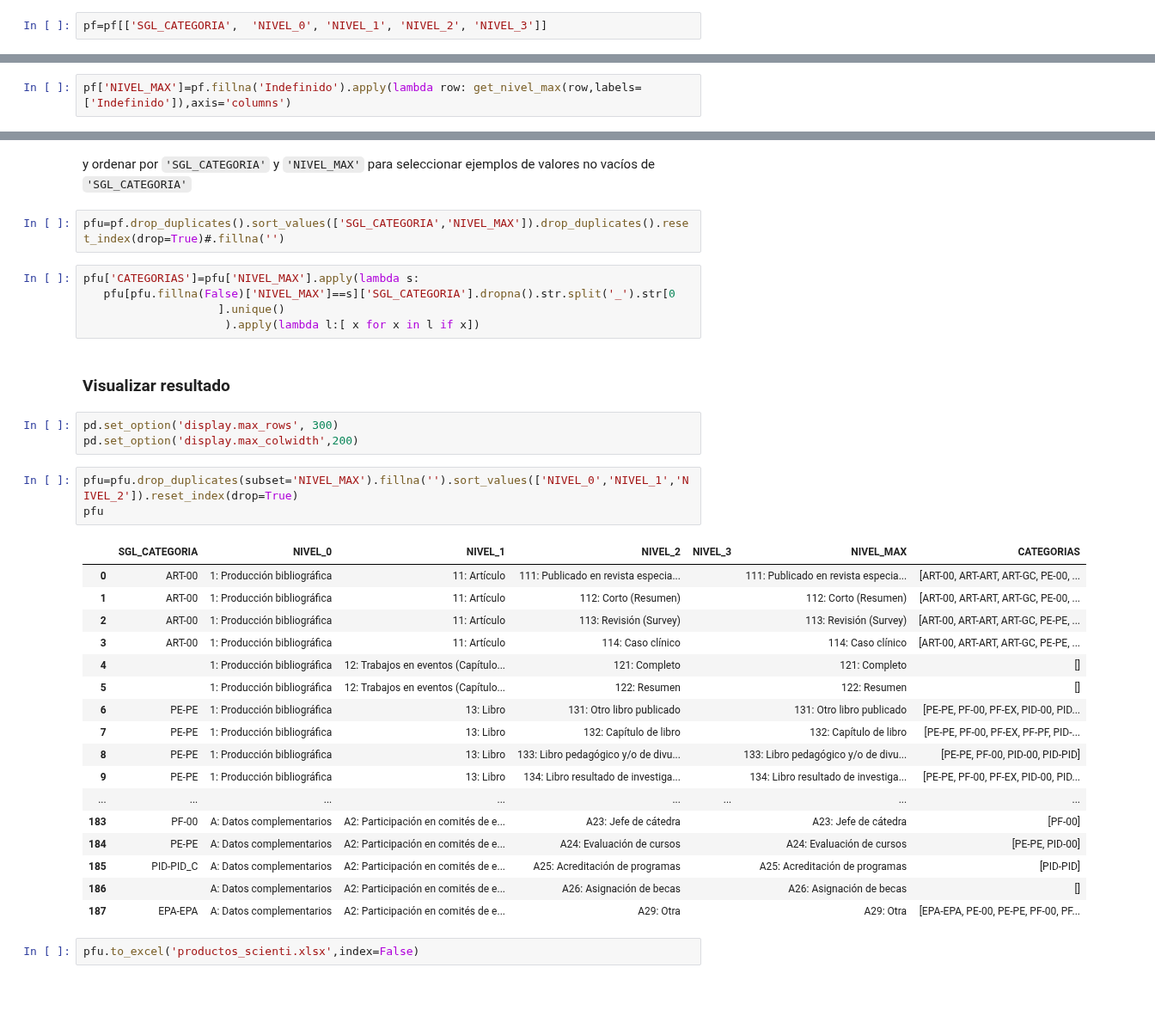
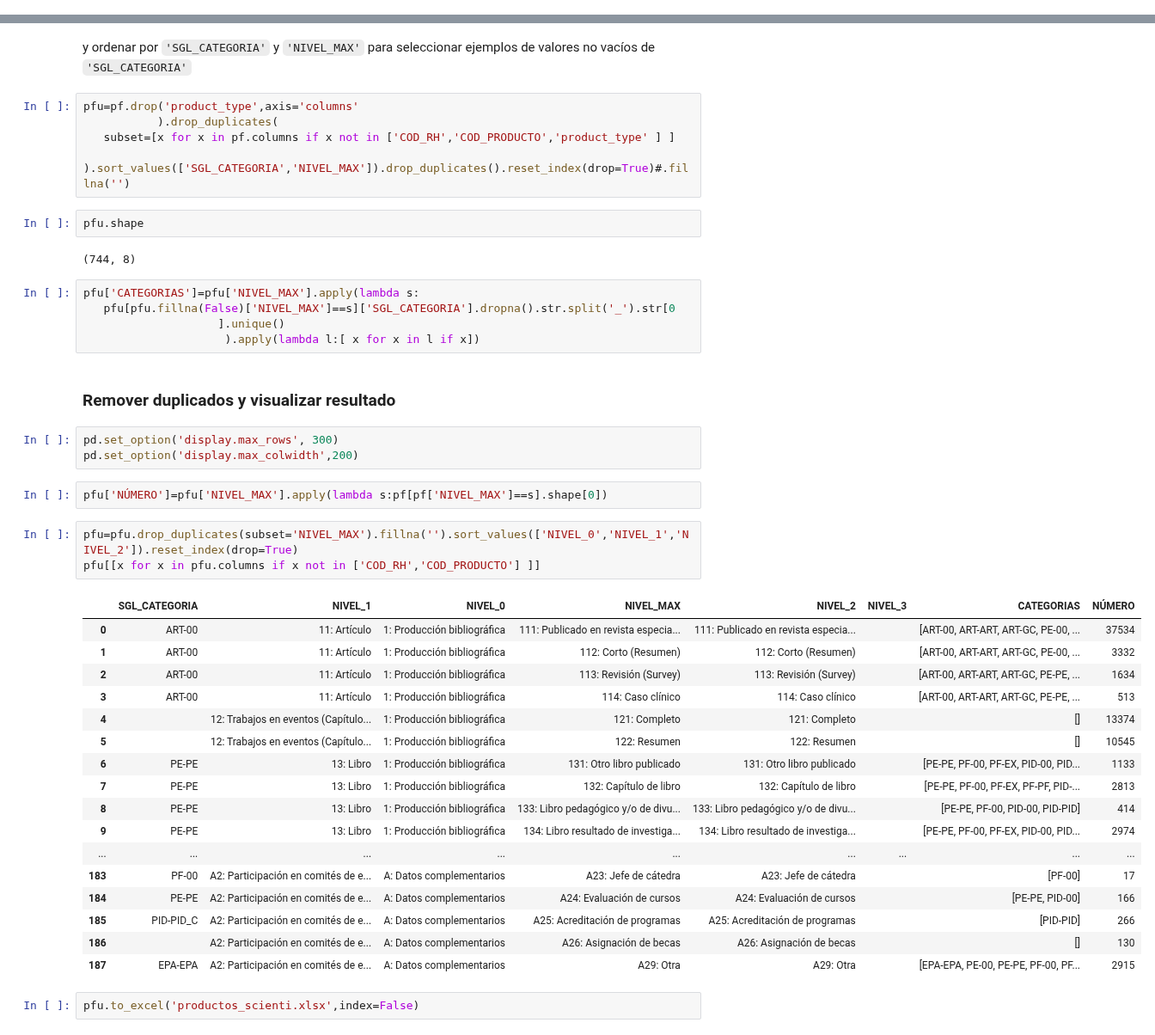
Before and after one commit to colav-playground/scienti, a Jupyter notebook: product_type.ipynb, the cells around one changed output, grey strips where cells are left out. Shown at 86% size. Drawn from its saved outputs; the diff is of its cells as text; blank space fills up the shorter version.

```diff
--- a/product_type.ipynb
+++ b/product_type.ipynb
@@ -63,2 +61,0 @@ pf=pd.DataFrame(ll)
-# %%
-pf=pf[['SGL_CATEGORIA',  'NIVEL_0', 'NIVEL_1', 'NIVEL_2', 'NIVEL_3']]
@@ -78,5 +62,3 @@ pf.shape
-# %%
-pf['NIVEL_MAX']=pf.fillna('Indefinido').apply(lambda row: get_nivel_max(row,labels=['Indefinido']),axis='columns')
 # %% [markdown]
 ### Contar niveles
 # %%
@@ -108,37 +90,46 @@ len(pf['SGL_CATEGORIA'].unique())
 # %% [markdown]
 y ordenar por `'SGL_CATEGORIA'` y `'NIVEL_MAX'` para seleccionar ejemplos de valores no vacíos de `'SGL_CATEGORIA'`
 # %%
-pfu=pf.drop_duplicates().sort_values(['SGL_CATEGORIA','NIVEL_MAX']).drop_duplicates().reset_index(drop=True)#.fillna('')
+pfu=pf.drop('product_type',axis='columns'
+           ).drop_duplicates(
+   subset=[x for x in pf.columns if x not in ['COD_RH','COD_PRODUCTO','product_type' ] ]
+    ).sort_values(['SGL_CATEGORIA','NIVEL_MAX']).drop_duplicates().reset_index(drop=True)#.fillna('')
+# %%
+pfu.shape
+# %% [output]
+(744, 8)
 # %%
 pfu['CATEGORIAS']=pfu['NIVEL_MAX'].apply(lambda s:
    pfu[pfu.fillna(False)['NIVEL_MAX']==s]['SGL_CATEGORIA'].dropna().str.split('_').str[0
                     ].unique()
                      ).apply(lambda l:[ x for x in l if x])
 # %% [markdown]
-### Visualizar resultado
+### Remover duplicados y visualizar resultado
 # %%
 pd.set_option('display.max_rows', 300)
 pd.set_option('display.max_colwidth',200)
+# %%
+pfu['NÚMERO']=pfu['NIVEL_MAX'].apply(lambda s:pf[pf['NIVEL_MAX']==s].shape[0])
 # %%
 pfu=pfu.drop_duplicates(subset='NIVEL_MAX').fillna('').sort_values(['NIVEL_0','NIVEL_1','NIVEL_2']).reset_index(drop=True)
-pfu
+pfu[[x for x in pfu.columns if x not in ['COD_RH','COD_PRODUCTO'] ]]
 # %% [output]
-|  | SGL_CATEGORIA | NIVEL_0 | NIVEL_1 | NIVEL_2 | NIVEL_3 | NIVEL_MAX | CATEGORIAS |
-| 0 | ART-00 | 1: Producción bibliográfica | 11: Artículo | 111: Publicado en revista especia... |  | 111: Publicado en revista especia... | [ART-00, ART-ART, ART-GC, PE-00, ... |
-| 1 | ART-00 | 1: Producción bibliográfica | 11: Artículo | 112: Corto (Resumen) |  | 112: Corto (Resumen) | [ART-00, ART-ART, ART-GC, PE-00, ... |
-| 2 | ART-00 | 1: Producción bibliográfica | 11: Artículo | 113: Revisión (Survey) |  | 113: Revisión (Survey) | [ART-00, ART-ART, ART-GC, PE-PE, ... |
-| 3 | ART-00 | 1: Producción bibliográfica | 11: Artículo | 114: Caso clínico |  | 114: Caso clínico | [ART-00, ART-ART, ART-GC, PE-PE, ... |
-| 4 |  | 1: Producción bibliográfica | 12: Trabajos en eventos (Capítulo... | 121: Completo |  | 121: Completo | [] |
-| 5 |  | 1: Producción bibliográfica | 12: Trabajos en eventos (Capítulo... | 122: Resumen |  | 122: Resumen | [] |
-| 6 | PE-PE | 1: Producción bibliográfica | 13: Libro | 131: Otro libro publicado |  | 131: Otro libro publicado | [PE-PE, PF-00, PF-EX, PID-00, PID... |
-| 7 | PE-PE | 1: Producción bibliográfica | 13: Libro | 132: Capítulo de libro |  | 132: Capítulo de libro | [PE-PE, PF-00, PF-EX, PF-PF, PID-... |
-| 8 | PE-PE | 1: Producción bibliográfica | 13: Libro | 133: Libro pedagógico y/o de divu... |  | 133: Libro pedagógico y/o de divu... | [PE-PE, PF-00, PID-00, PID-PID] |
-| 9 | PE-PE | 1: Producción bibliográfica | 13: Libro | 134: Libro resultado de investiga... |  | 134: Libro resultado de investiga... | [PE-PE, PF-00, PF-EX, PID-00, PID... |
-| ... | ... | ... | ... | ... | ... | ... | ... |
-| 183 | PF-00 | A: Datos complementarios | A2: Participación en comités de e... | A23: Jefe de cátedra |  | A23: Jefe de cátedra | [PF-00] |
-| 184 | PE-PE | A: Datos complementarios | A2: Participación en comités de e... | A24: Evaluación de cursos |  | A24: Evaluación de cursos | [PE-PE, PID-00] |
-| 185 | PID-PID_C | A: Datos complementarios | A2: Participación en comités de e... | A25: Acreditación de programas |  | A25: Acreditación de programas | [PID-PID] |
-| 186 |  | A: Datos complementarios | A2: Participación en comités de e... | A26: Asignación de becas |  | A26: Asignación de becas | [] |
-| 187 | EPA-EPA | A: Datos complementarios | A2: Participación en comités de e... | A29: Otra |  | A29: Otra | [EPA-EPA, PE-00, PE-PE, PF-00, PF... |
+|  | SGL_CATEGORIA | NIVEL_1 | NIVEL_0 | NIVEL_MAX | NIVEL_2 | NIVEL_3 | CATEGORIAS | NÚMERO |
+| 0 | ART-00 | 11: Artículo | 1: Producción bibliográfica | 111: Publicado en revista especia... | 111: Publicado en revista especia... |  | [ART-00, ART-ART, ART-GC, PE-00, ... | 37534 |
+| 1 | ART-00 | 11: Artículo | 1: Producción bibliográfica | 112: Corto (Resumen) | 112: Corto (Resumen) |  | [ART-00, ART-ART, ART-GC, PE-00, ... | 3332 |
+| 2 | ART-00 | 11: Artículo | 1: Producción bibliográfica | 113: Revisión (Survey) | 113: Revisión (Survey) |  | [ART-00, ART-ART, ART-GC, PE-PE, ... | 1634 |
+| 3 | ART-00 | 11: Artículo | 1: Producción bibliográfica | 114: Caso clínico | 114: Caso clínico |  | [ART-00, ART-ART, ART-GC, PE-PE, ... | 513 |
+| 4 |  | 12: Trabajos en eventos (Capítulo... | 1: Producción bibliográfica | 121: Completo | 121: Completo |  | [] | 13374 |
+| 5 |  | 12: Trabajos en eventos (Capítulo... | 1: Producción bibliográfica | 122: Resumen | 122: Resumen |  | [] | 10545 |
+| 6 | PE-PE | 13: Libro | 1: Producción bibliográfica | 131: Otro libro publicado | 131: Otro libro publicado |  | [PE-PE, PF-00, PF-EX, PID-00, PID... | 1133 |
+| 7 | PE-PE | 13: Libro | 1: Producción bibliográfica | 132: Capítulo de libro | 132: Capítulo de libro |  | [PE-PE, PF-00, PF-EX, PF-PF, PID-... | 2813 |
+| 8 | PE-PE | 13: Libro | 1: Producción bibliográfica | 133: Libro pedagógico y/o de divu... | 133: Libro pedagógico y/o de divu... |  | [PE-PE, PF-00, PID-00, PID-PID] | 414 |
+| 9 | PE-PE | 13: Libro | 1: Producción bibliográfica | 134: Libro resultado de investiga... | 134: Libro resultado de investiga... |  | [PE-PE, PF-00, PF-EX, PID-00, PID... | 2974 |
+| ... | ... | ... | ... | ... | ... | ... | ... | ... |
+| 183 | PF-00 | A2: Participación en comités de e... | A: Datos complementarios | A23: Jefe de cátedra | A23: Jefe de cátedra |  | [PF-00] | 17 |
+| 184 | PE-PE | A2: Participación en comités de e... | A: Datos complementarios | A24: Evaluación de cursos | A24: Evaluación de cursos |  | [PE-PE, PID-00] | 166 |
+| 185 | PID-PID_C | A2: Participación en comités de e... | A: Datos complementarios | A25: Acreditación de programas | A25: Acreditación de programas |  | [PID-PID] | 266 |
+| 186 |  | A2: Participación en comités de e... | A: Datos complementarios | A26: Asignación de becas | A26: Asignación de becas |  | [] | 130 |
+| 187 | EPA-EPA | A2: Participación en comités de e... | A: Datos complementarios | A29: Otra | A29: Otra |  | [EPA-EPA, PE-00, PE-PE, PF-00, PF... | 2915 |
 # %%
 pfu.to_excel('productos_scienti.xlsx',index=False)
```
Also changed, not shown: parts of 11 cells of this notebook.
